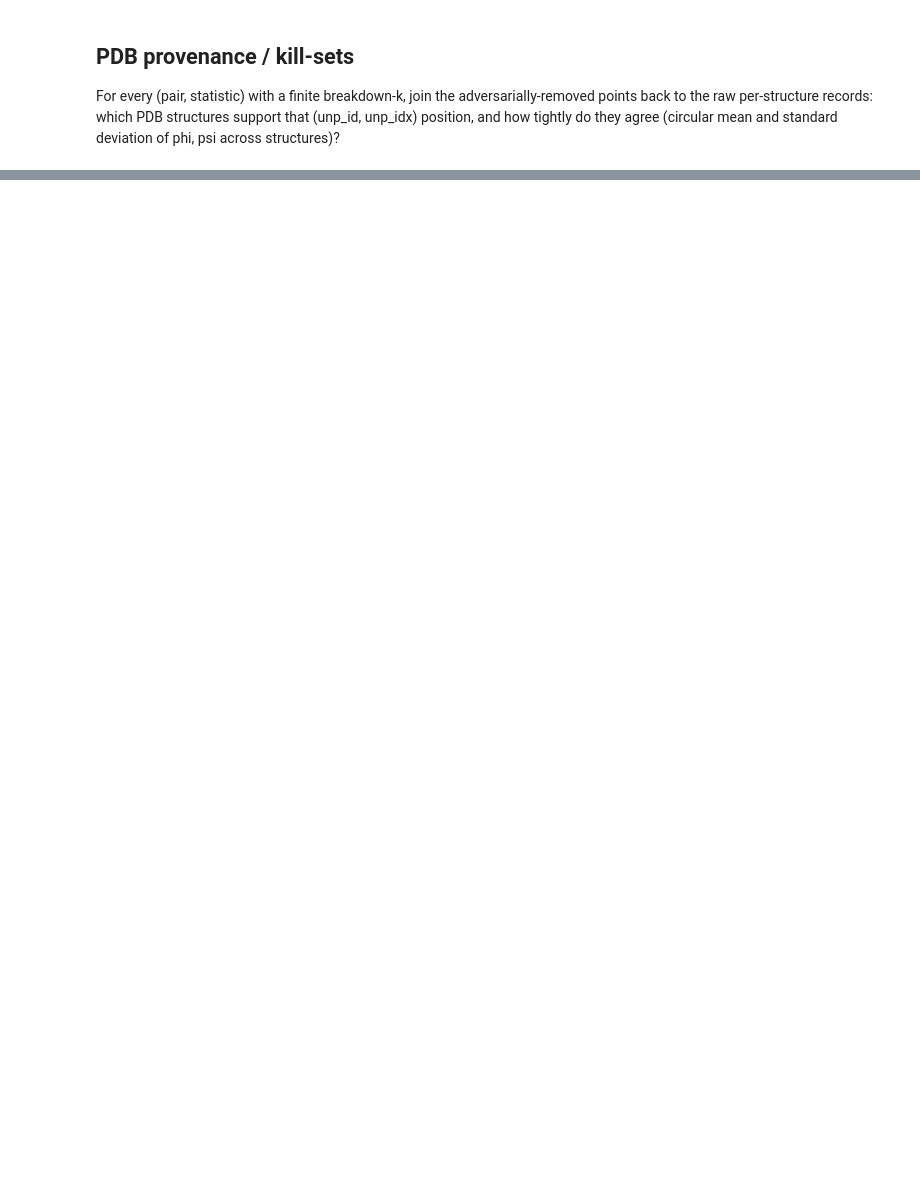
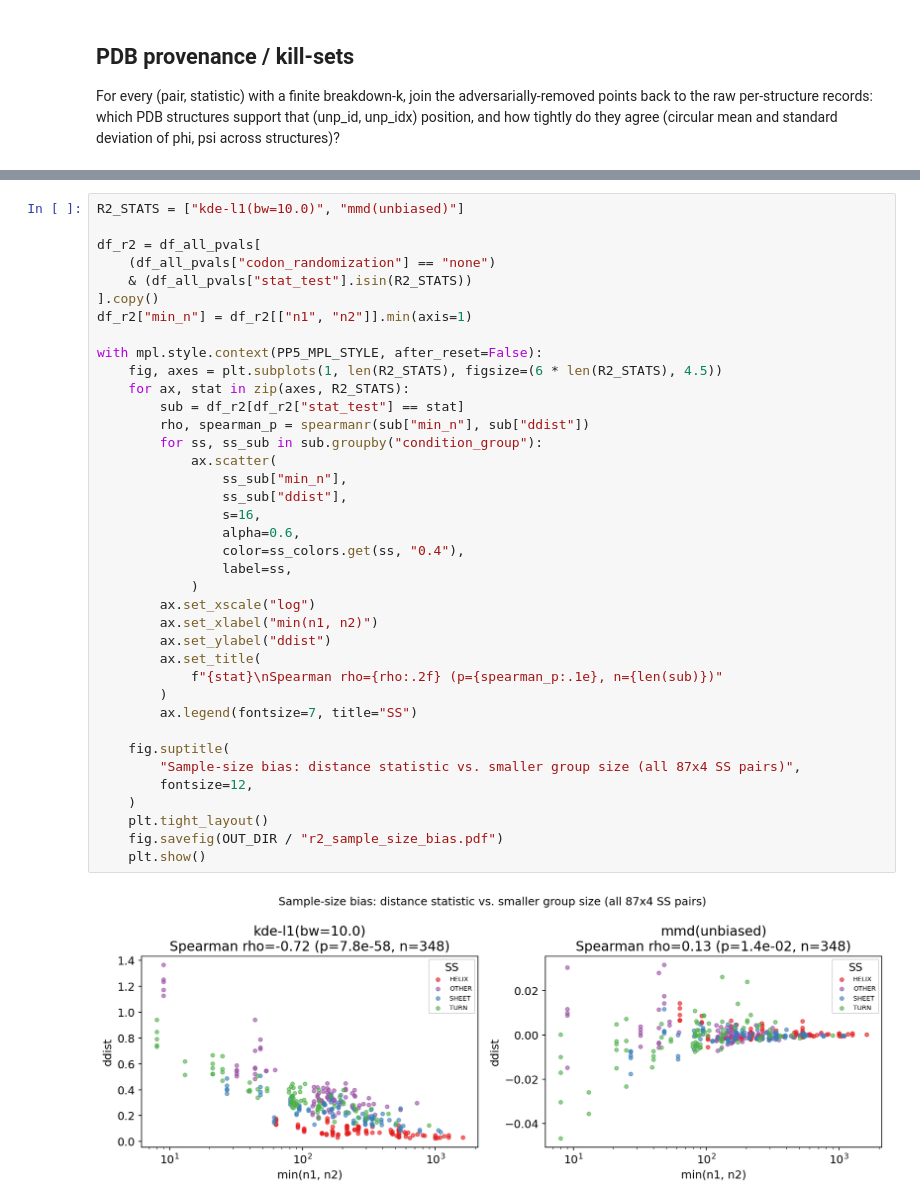
Before and after one commit to vistalab-technion/pp5, a Jupyter notebook: notebooks/pnas2026/robustness-figures.ipynb, the cells around one changed output, grey strips where cells are left out. Drawn from its saved outputs; the diff is of its cells as text; blank space fills up the shorter version.

```diff
--- a/notebooks/pnas2026/robustness-figures.ipynb
+++ b/notebooks/pnas2026/robustness-figures.ipynb
@@ -725,0 +1090,40 @@ df_kill_sets
+# %%
+R2_STATS = ["kde-l1(bw=10.0)", "mmd(unbiased)"]
+
+df_r2 = df_all_pvals[
+    (df_all_pvals["codon_randomization"] == "none")
+    & (df_all_pvals["stat_test"].isin(R2_STATS))
+].copy()
+df_r2["min_n"] = df_r2[["n1", "n2"]].min(axis=1)
+
+with mpl.style.context(PP5_MPL_STYLE, after_reset=False):
+    fig, axes = plt.subplots(1, len(R2_STATS), figsize=(6 * len(R2_STATS), 4.5))
+    for ax, stat in zip(axes, R2_STATS):
+        sub = df_r2[df_r2["stat_test"] == stat]
+        rho, spearman_p = spearmanr(sub["min_n"], sub["ddist"])
+        for ss, ss_sub in sub.groupby("condition_group"):
+            ax.scatter(
+                ss_sub["min_n"],
+                ss_sub["ddist"],
+                s=16,
+                alpha=0.6,
+                color=ss_colors.get(ss, "0.4"),
+                label=ss,
+            )
+        ax.set_xscale("log")
+        ax.set_xlabel("min(n1, n2)")
+        ax.set_ylabel("ddist")
+        ax.set_title(
+            f"{stat}\nSpearman rho={rho:.2f} (p={spearman_p:.1e}, n={len(sub)})"
+        )
+        ax.legend(fontsize=7, title="SS")
+
+    fig.suptitle(
+        "Sample-size bias: distance statistic vs. smaller group size (all 87x4 SS pairs)",
+        fontsize=12,
+    )
+    plt.tight_layout()
+    fig.savefig(OUT_DIR / "r2_sample_size_bias.pdf")
+    plt.show()
+# %% [output]
+[figure, added]
```
Also changed, not shown: parts of 33 cells of this notebook.
